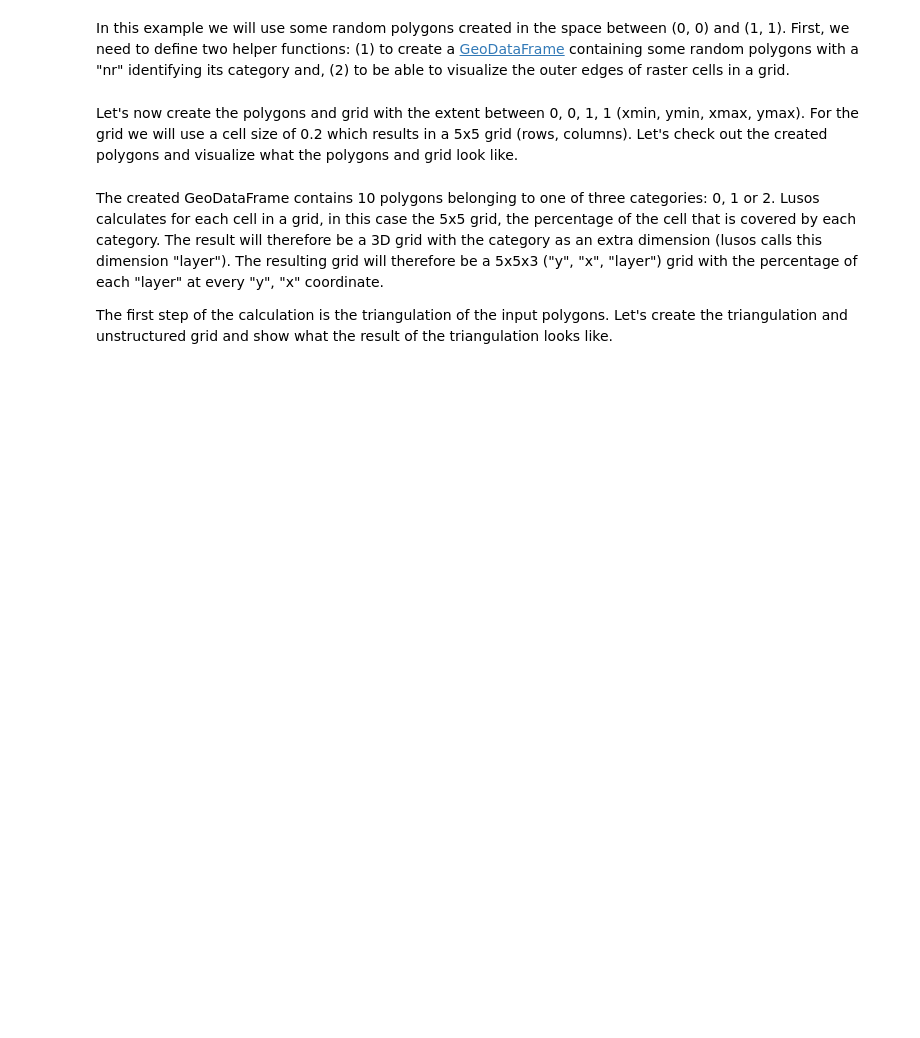
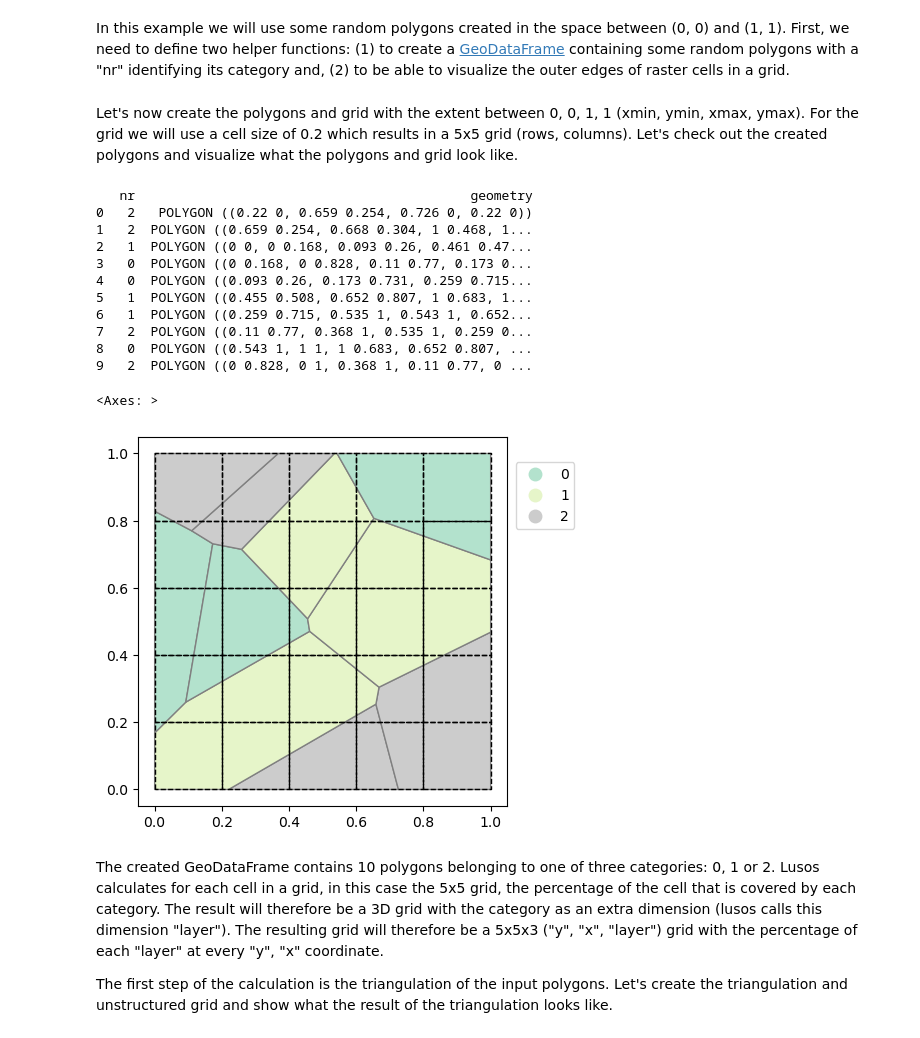
Before and after one commit to Deltares-research/lulucf-somers, a Jupyter notebook: docs/user_guide/concept.ipynb, the cells around one changed output. Cells and saved outputs as stored; diff of their text form; code cells hidden in the pictures; blank space fills up the shorter version.

```diff
--- a/docs/user_guide/concept.ipynb
+++ b/docs/user_guide/concept.ipynb
@@ -48,21 +48,35 @@ Let's now create the polygons and grid with the extent between 0, 0, 1, 1 (xmin,
 # %%
 polygons = random_polygons(10, seed=7) # Use seed for reproducibility
 print(polygons)
 
 grid = lusos.LassoGrid(0, 0, 1, 1, 0.2, 0.2) # 5x5 grid between (0,0) and (1,1)
 cells = grid_to_cells(grid.dataarray(), 0.2, 0.2)
 
 fig, ax = plt.subplots()
 polygons.plot(
     ax=ax,
     column='nr',
     edgecolor='grey',
-    cmap='Set1',
+    cmap='Pastel2',
     legend=True,
     categorical=True,
     legend_kwds={'bbox_to_anchor': (1.2, 0.95), 'loc': 'upper right'}
 )
 cells.plot(ax=ax, edgecolor='black', facecolor='none', linestyle='--')
+# %% [output]
+   nr                                           geometry
+0   2   POLYGON ((0.22 0, 0.659 0.254, 0.726 0, 0.22 0))
+1   2  POLYGON ((0.659 0.254, 0.668 0.304, 1 0.468, 1...
+2   1  POLYGON ((0 0, 0 0.168, 0.093 0.26, 0.461 0.47...
+3   0  POLYGON ((0 0.168, 0 0.828, 0.11 0.77, 0.173 0...
+4   0  POLYGON ((0.093 0.26, 0.173 0.731, 0.259 0.715...
+5   1  POLYGON ((0.455 0.508, 0.652 0.807, 1 0.683, 1...
+6   1  POLYGON ((0.259 0.715, 0.535 1, 0.543 1, 0.652...
+7   2  POLYGON ((0.11 0.77, 0.368 1, 0.535 1, 0.259 0...
+8   0  POLYGON ((0.543 1, 1 1, 1 0.683, 0.652 0.807, ...
+9   2  POLYGON ((0 0.828, 0 1, 0.368 1, 0.11 0.77, 0 ...
+<Axes: >
+[figure, added]
 # %% [markdown]
 The created GeoDataFrame contains 10 polygons belonging to one of three categories: 0, 1 or 2. Lusos calculates for each cell in a grid, in this case the 5x5 grid, the percentage of the cell that is covered by each category. The result will therefore be a 3D grid with the category as an extra dimension (lusos calls this dimension "layer"). The resulting grid will therefore be a 5x5x3 ("y", "x", "layer") grid with the percentage of each "layer" at every "y", "x" coordinate.
 
```
Also changed, not shown: parts of 8 cells of this notebook, 8 other files.
